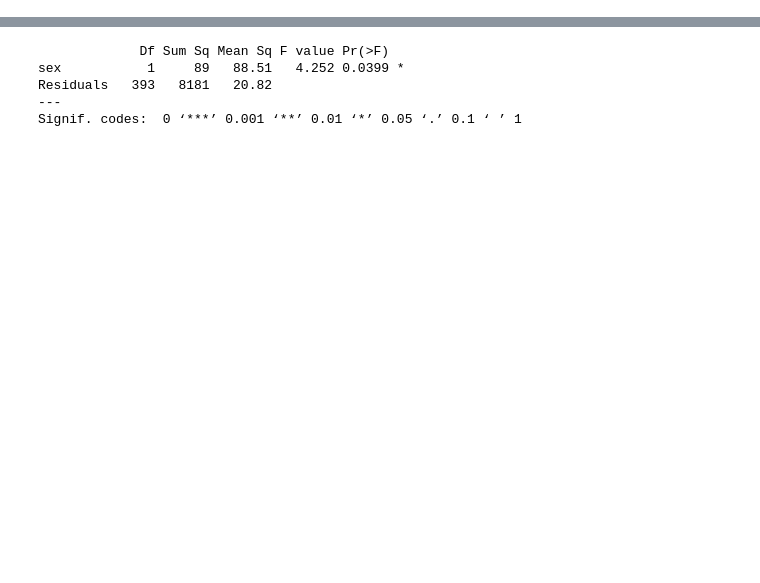
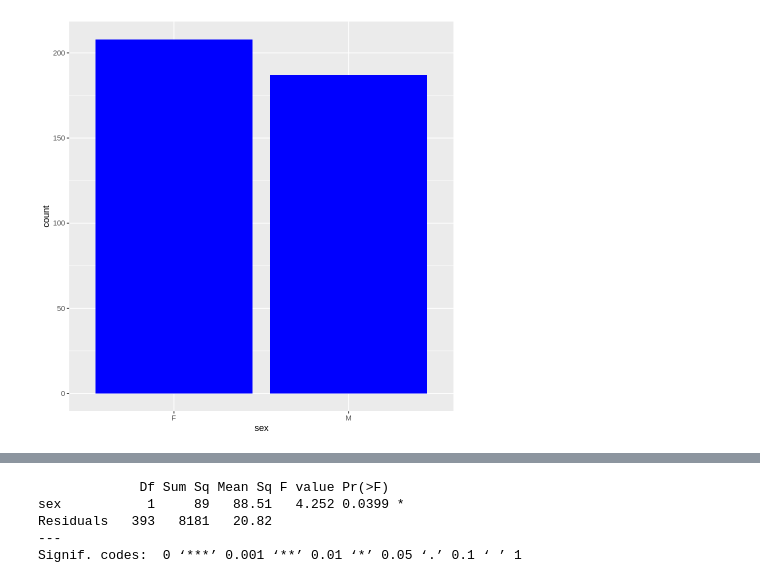
Before and after one commit to estherhdzc/BEDU-Proyecto-Final, a Jupyter notebook: proyectofinal.ipynb, the cells around one changed output, grey strips where cells are left out. Cells and saved outputs as stored; diff of their text form; code cells hidden in the pictures; blank space fills up the shorter version.

```diff
--- a/proyectofinal.ipynb
+++ b/proyectofinal.ipynb
@@ -121,0 +41,6 @@ plot(x, y, type = "l", lwd = 2, col = "blue",
+# %%
+directory_mat <- "https://raw.githubusercontent.com/estherhdzc/BEDU-Proyecto-Final/main/student-mat.csv"
+
+
+# Se lee el archivo de datos correspondientes a las calificaciones de Matemáticas
+datos_mat<- read.csv(directory_mat, header=TRUE, sep="," )
@@ -121,0 +122,6 @@ plot(x, y, type = "l", lwd = 2, col = "blue",
+# %%
+#Se validan las poblaciones por género, en Matemáticas
+
+ggplot(datos_mat, aes(x=sex))+geom_bar(fill="blue")
+# %% [output]
+[figure, added]
```
Also changed, not shown: parts of 57 cells of this notebook.
